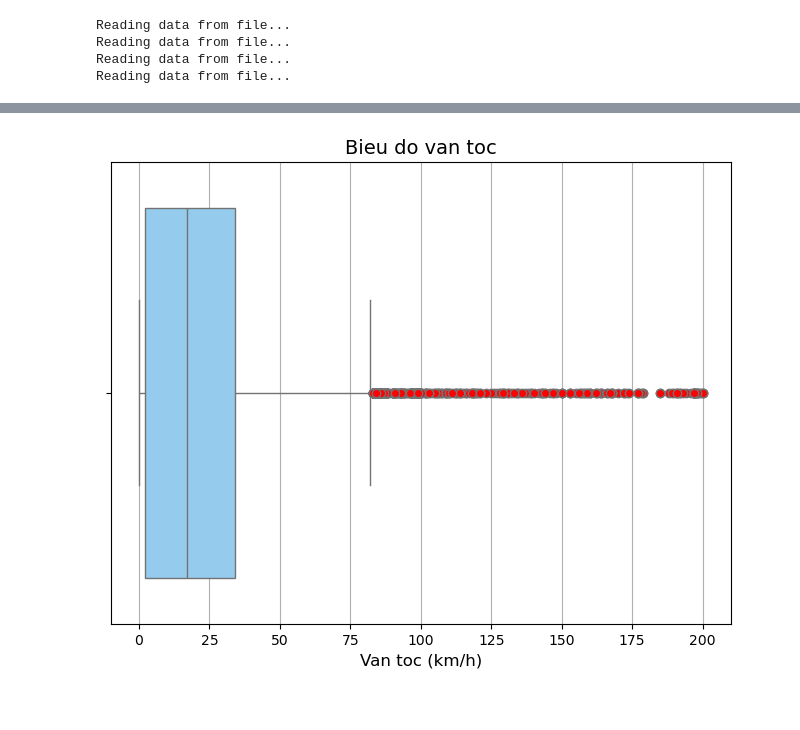
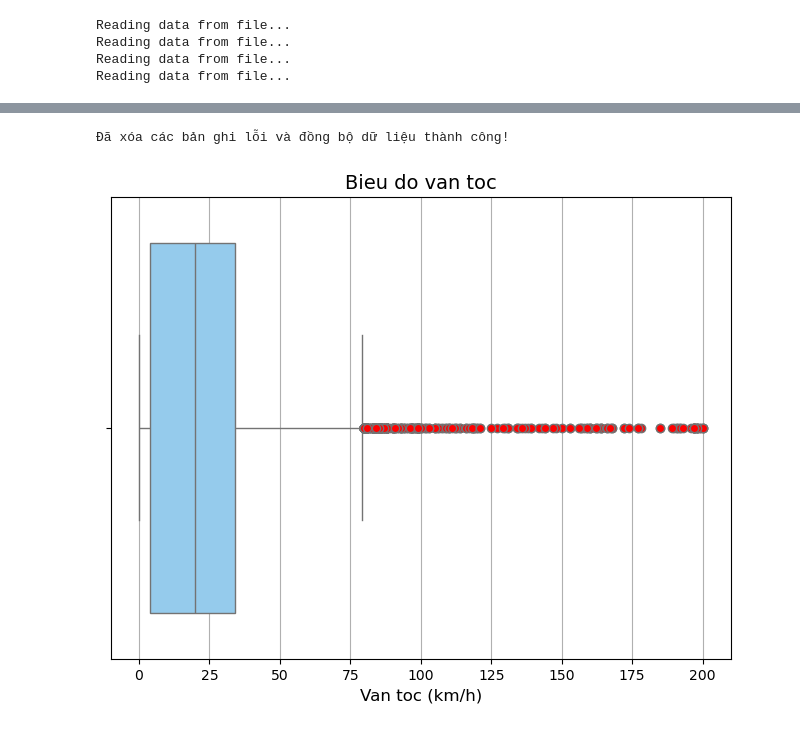
Before and after one commit to caonhathao/traffic-volume-forecasting, a Jupyter notebook: data/Vietnam/refined/vietnam_traffic_preprocessing_data.ipynb, the cells around one changed output, grey strips where cells are left out. Drawn from its saved outputs; the diff is of its cells as text; code cells hidden in the pictures.

Commit message:
wip: create new virtual data for vietnam dataset

```diff
--- a/data/Vietnam/refined/vietnam_traffic_preprocessing_data.ipynb
+++ b/data/Vietnam/refined/vietnam_traffic_preprocessing_data.ipynb
@@ -23,13 +23,13 @@ import os
 
 #read all data files
 print("Reading data from file...")
-segment_status=pd.read_csv("segment_status.csv")
+seg_stat=pd.read_csv("../data/segment_status.csv")
 print("Reading data from file...")
-segments=pd.read_csv("segments_refined.csv")
+seg=pd.read_csv("segments.csv")
 print("Reading data from file...")
-streets=pd.read_csv("streets_refined.csv")
+streets=pd.read_csv("streets.csv")
 print("Reading data from file...")
-nodes=pd.read_csv("nodes.csv")
+nodes=pd.read_csv("../data/nodes.csv")
 # %% [output]
 Reading data from file...
 Reading data from file...
@@ -80,17 +62,30 @@ display(nodes.head())
+# %%
+import pandas as pd
+
+# Remove nullable name
+streets.dropna(subset=['name'], inplace=True)
+
+seg = seg[seg['street_id'].isin(streets['_id'])]
+
+seg_stat = seg_stat[seg_stat['segment_id'].isin(seg['_id'])]
+
+print("Đã xóa các bản ghi lỗi và đồng bộ dữ liệu thành công!")
+# %% [output]
+Đã xóa các bản ghi lỗi và đồng bộ dữ liệu thành công!
 # %%
 #check outers of segment_status
 import matplotlib.pyplot as plt
 import seaborn as sbn
 
 plt.figure(figsize=(8,6))
-sbn.boxplot(data=segment_status, x='velocity', color='lightskyblue', flierprops={'markerfacecolor': 'red', 'marker': 'o'})
+sbn.boxplot(data=seg_stat, x='velocity', color='lightskyblue', flierprops={'markerfacecolor': 'red', 'marker': 'o'})
 
 # Them tieu de va nhan truc
 plt.title('Bieu do van toc', fontsize=14)
 plt.xlabel('Van toc (km/h)', fontsize=12)
 
 # Hien thi bieu do
 plt.grid(axis='x', alpha=1)
 plt.show()
 # %% [output]
-[figure, old version]
+[figure, new version]
```
Also changed, not shown: parts of 13 cells of this notebook, 7 other files.
